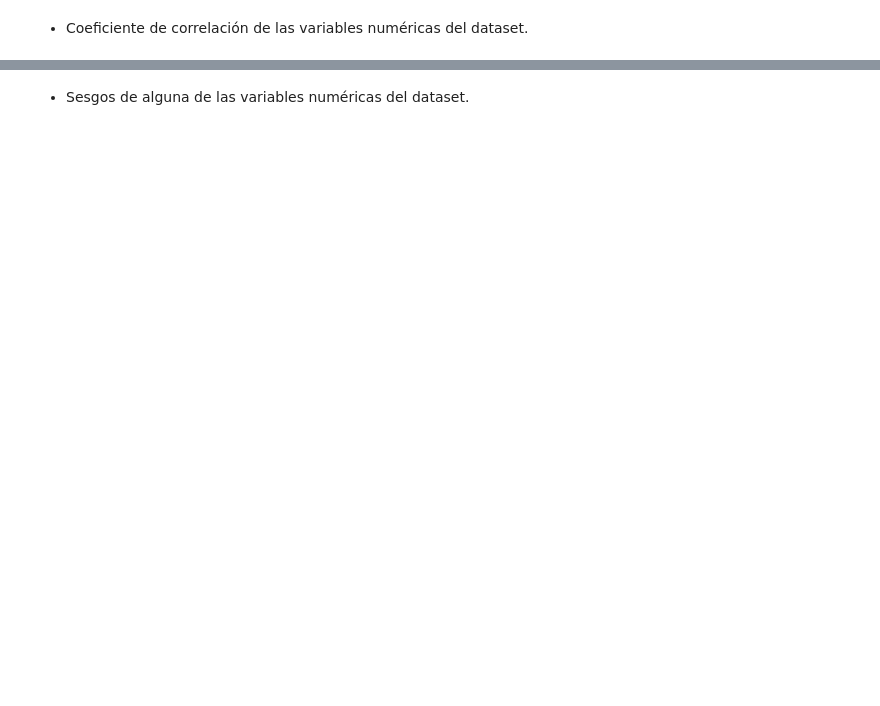
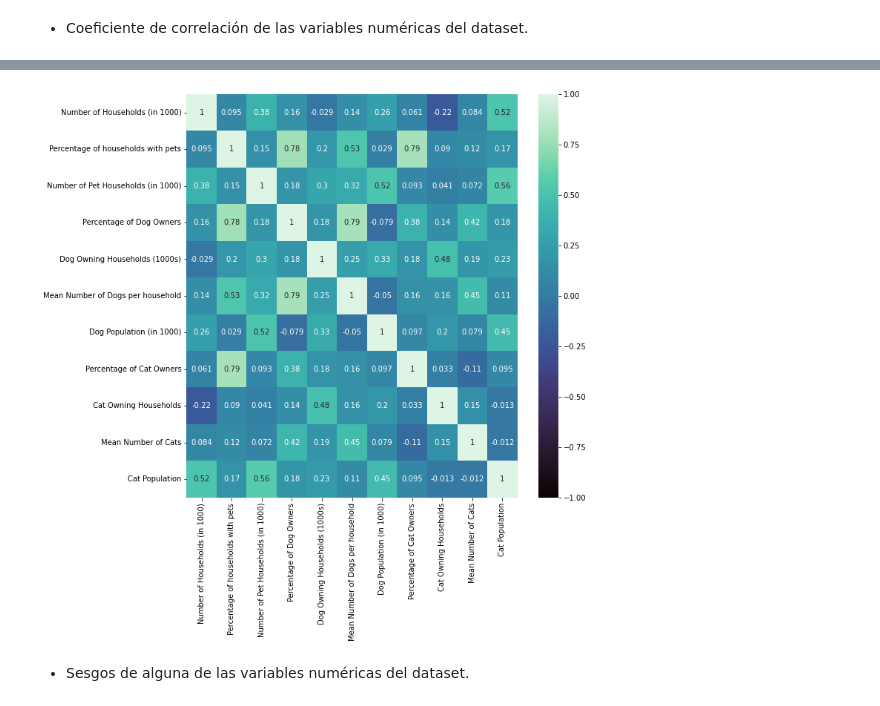
Before and after one commit to anane3373/PromoE-DA-Modulo2-sprint1-AnaIsabel-AnaG-Victoria, a Jupyter notebook: Pair3Estadística.ipynb, the cells around one changed output, grey strips where cells are left out. Cells and saved outputs as stored; diff of their text form; code cells hidden in the pictures; blank space fills up the shorter version.

```diff
--- a/Pair3Estadística.ipynb
+++ b/Pair3Estadística.ipynb
@@ -4,7 +4,7 @@ import numpy as np
 import seaborn as sns
 from scipy.stats import skew
 # %%
-df = pd.read_csv("DATOS/")
+df = pd.read_csv("DATOS/df_pets.csv", index_col= "Unnamed: 0")
 # %% [markdown]
 <p>1. Extraer los siguentes estadísiticos del conjunto de datos para varias de las varibles disponibles:</p>
 # %% [markdown]
@@ -14,2 +58,17 @@ df = pd.read_csv("DATOS/")
+# %%
+import matplotlib.pyplot as plt
+
+# establecemos el tamaño de la gráfica
+plt.figure(figsize = (10,10))
+
+# creamos la gráfica
+sns.heatmap(df.corr(), # lo que queremos visualizar
+            cmap = "mako", # color del gráfico
+            annot = True, # para que nos aparezcan los valores de la correlacion
+            vmin = -1, # establecemos el valor mínimo de la escala de color
+            vmax = 1 # establecemos el valor máximo de la escala de color
+);
+# %% [output]
+[figure, added]
 # %% [markdown]
 - Sesgos de alguna de las variables numéricas del dataset.
```
Also changed, not shown: parts of 8 cells of this notebook, 1 other file.
